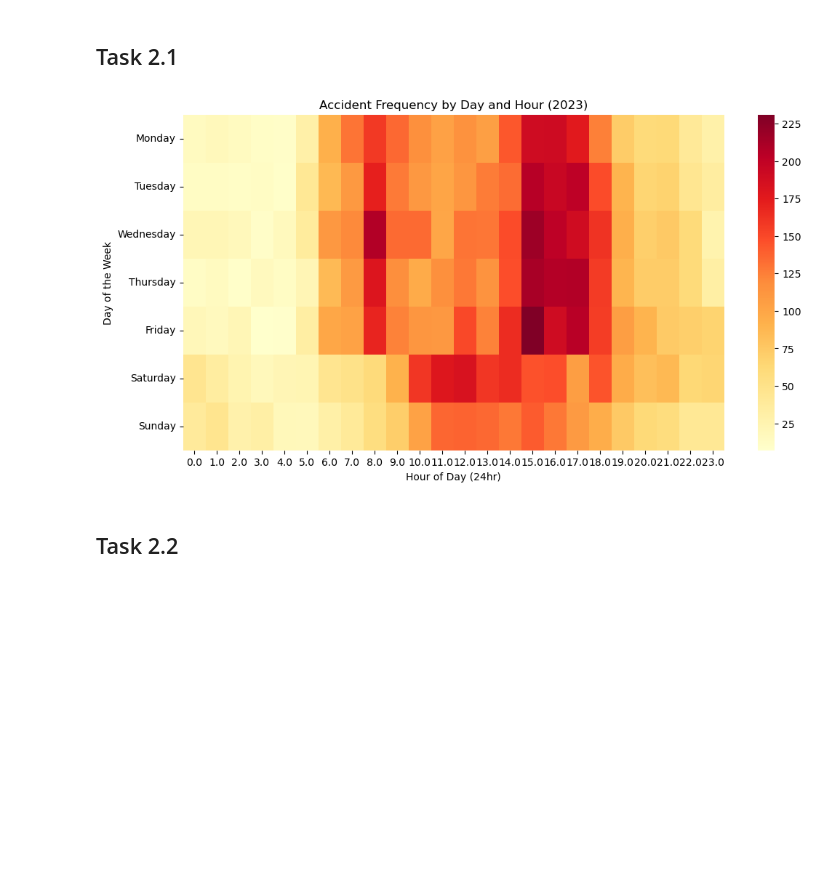
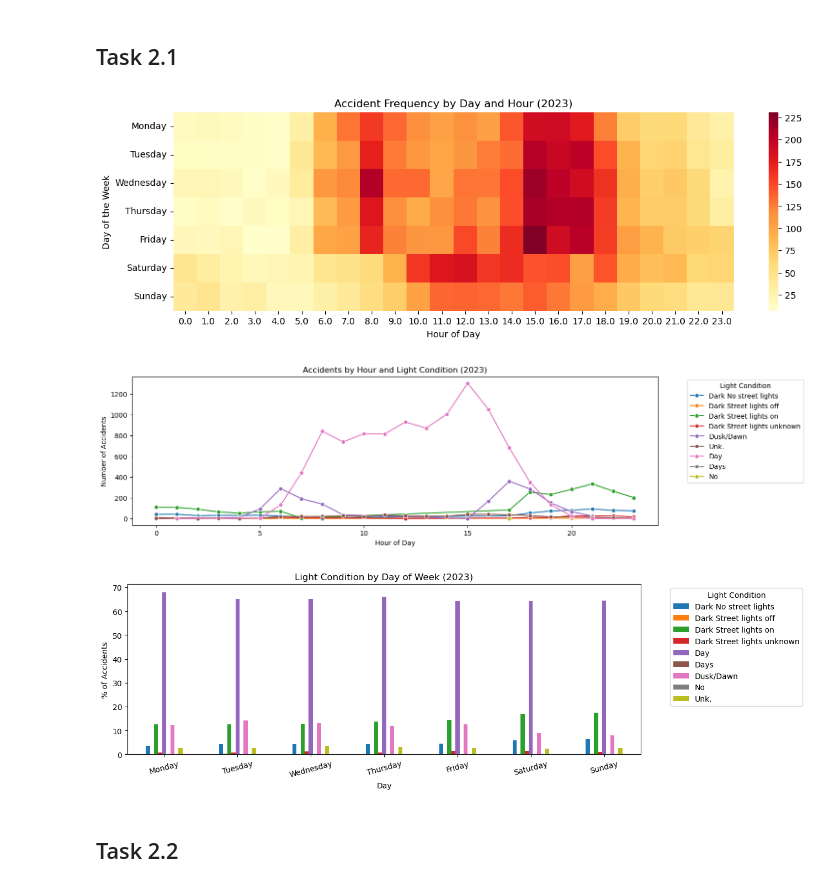
Before and after one commit to Lysitheatsu/PracDataSci, a Jupyter notebook: Assignment1/assignment1.ipynb, the cells around one changed output. Drawn from its saved outputs; the diff is of its cells as text; code cells hidden in the pictures; blank space fills up the shorter version.

```diff
--- a/Assignment1/assignment1.ipynb
+++ b/Assignment1/assignment1.ipynb
@@ -103,29 +95,55 @@ df.to_csv('cleaned.csv', index=False)
 # Task 2: Data Exploration
 # %% [markdown]
 ## Task 2.1
-# %%
-# Code goes after this line by adding cells
-import seaborn as sns
-import matplotlib.pyplot as plt
-
-# 1. Filter for 2023 and extract the Hour
-df_2023 = df[df['ACCIDENT_DATE'].dt.year == 2023].copy()
-df_2023['HOUR'] = pd.to_datetime(df_2023['ACCIDENT_TIME'], format='%H:%M:%S').dt.hour
-
-# 2. Create a pivot table for the Heatmap
-# We'll order the days correctly
-day_order = ['Monday', 'Tuesday', 'Wednesday', 'Thursday', 'Friday', 'Saturday', 'Sunday']
-heatmap_data = df_2023.groupby(['DAY_OF_WEEK', 'HOUR']).size().unstack().reindex(day_order)
-
-# 3. Plotting
-plt.figure(figsize=(12, 6))
-sns.heatmap(heatmap_data, cmap="YlOrRd", annot=False)
-plt.title('Accident Frequency by Day and Hour (2023)')
-plt.xlabel('Hour of Day (24hr)')
-plt.ylabel('Day of the Week')
-plt.show()
-# %% [output]
-[figure, removed]
+# %%
+import seaborn as sns
+import matplotlib.pyplot as plt
+
+# filter for 2023 only
+df_2023 = df[df['ACCIDENT_DATE'].dt.year == 2023].copy()
+
+# get the hour from the time column
+df_2023['HOUR'] = df_2023['ACCIDENT_TIME'].apply(lambda t: t.hour)
+
+# put days in the right order
+day_order = ['Monday', 'Tuesday', 'Wednesday', 'Thursday', 'Friday', 'Saturday', 'Sunday']
+
+# chart 1 - heatmap of accidents by day and hour
+heatmap_data = df_2023.groupby(['DAY_OF_WEEK', 'HOUR']).size().unstack(fill_value=0).reindex(day_order)
+
+plt.figure(figsize=(14, 4))
+sns.heatmap(heatmap_data, cmap='YlOrRd')
+plt.title('Accident Frequency by Day and Hour (2023)')
+plt.xlabel('Hour of Day')
+plt.ylabel('Day of the Week')
+plt.show()
+
+# chart 2 - how light condition changes across hours
+light_hour = df_2023.groupby(['HOUR', 'LIGHT_CONDITION']).size().reset_index(name='COUNT')
+
+plt.figure(figsize=(14, 4))
+sns.lineplot(data=light_hour, x='HOUR', y='COUNT', hue='LIGHT_CONDITION', marker='o')
+plt.title('Accidents by Hour and Light Condition (2023)')
+plt.xlabel('Hour of Day')
+plt.ylabel('Number of Accidents')
+plt.legend(title='Light Condition', bbox_to_anchor=(1.05, 1), loc='upper left')
+plt.show()
+
+# chart 3 - light condition breakdown by day
+light_day = df_2023.groupby(['DAY_OF_WEEK', 'LIGHT_CONDITION']).size().unstack(fill_value=0).reindex(day_order)
+light_day_pct = light_day.div(light_day.sum(axis=1), axis=0) * 100
+
+light_day_pct.plot(kind='bar', figsize=(12, 4))
+plt.title('Light Condition by Day of Week (2023)')
+plt.xlabel('Day')
+plt.ylabel('% of Accidents')
+plt.xticks(rotation=15)
+plt.legend(title='Light Condition', bbox_to_anchor=(1.05, 1), loc='upper left')
+plt.show()
+# %% [output]
+[figure, added]
+[figure, added]
+[figure, added]
 # %% [markdown]
 ## Task 2.2
 # %%
```
Also changed, not shown: parts of 8 cells of this notebook.
